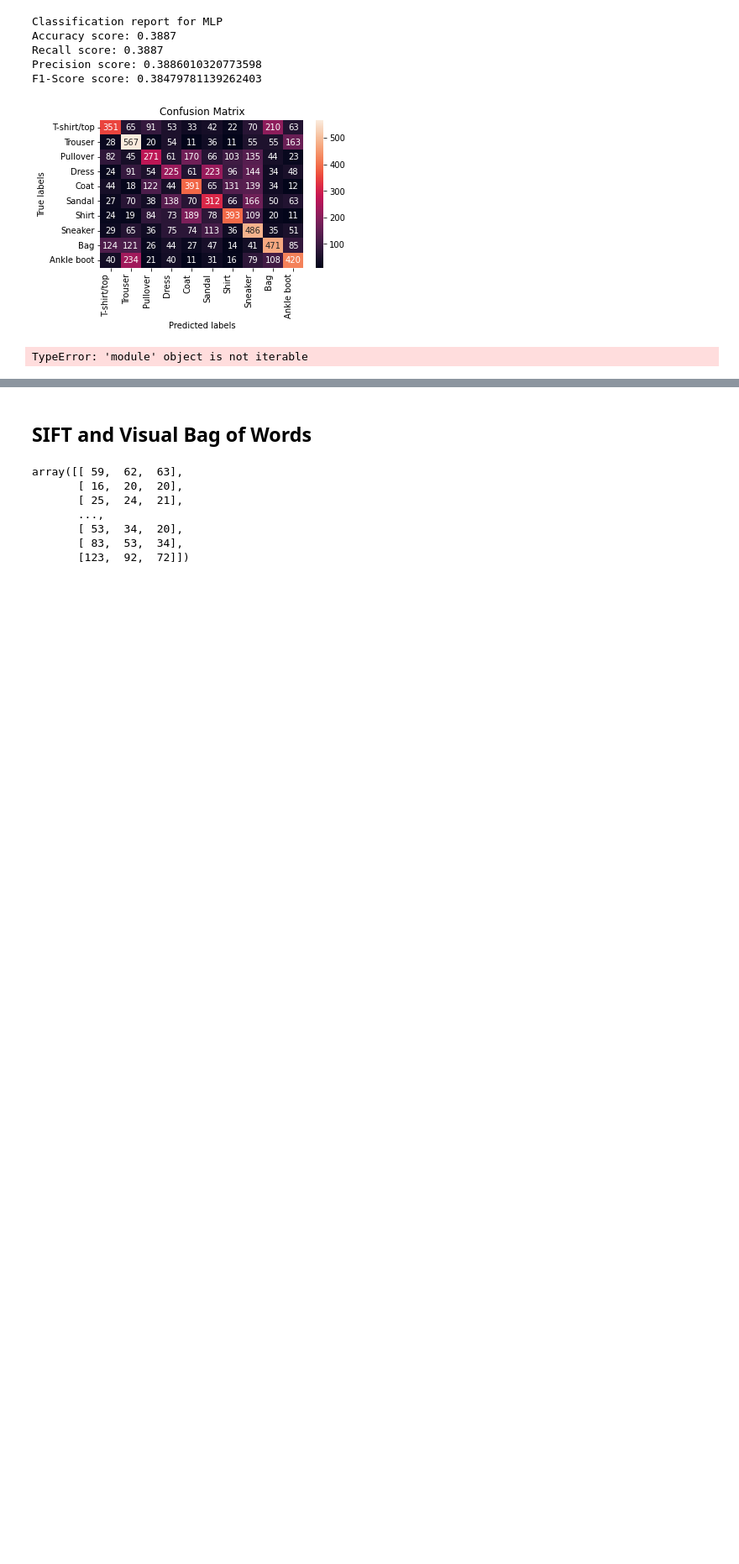
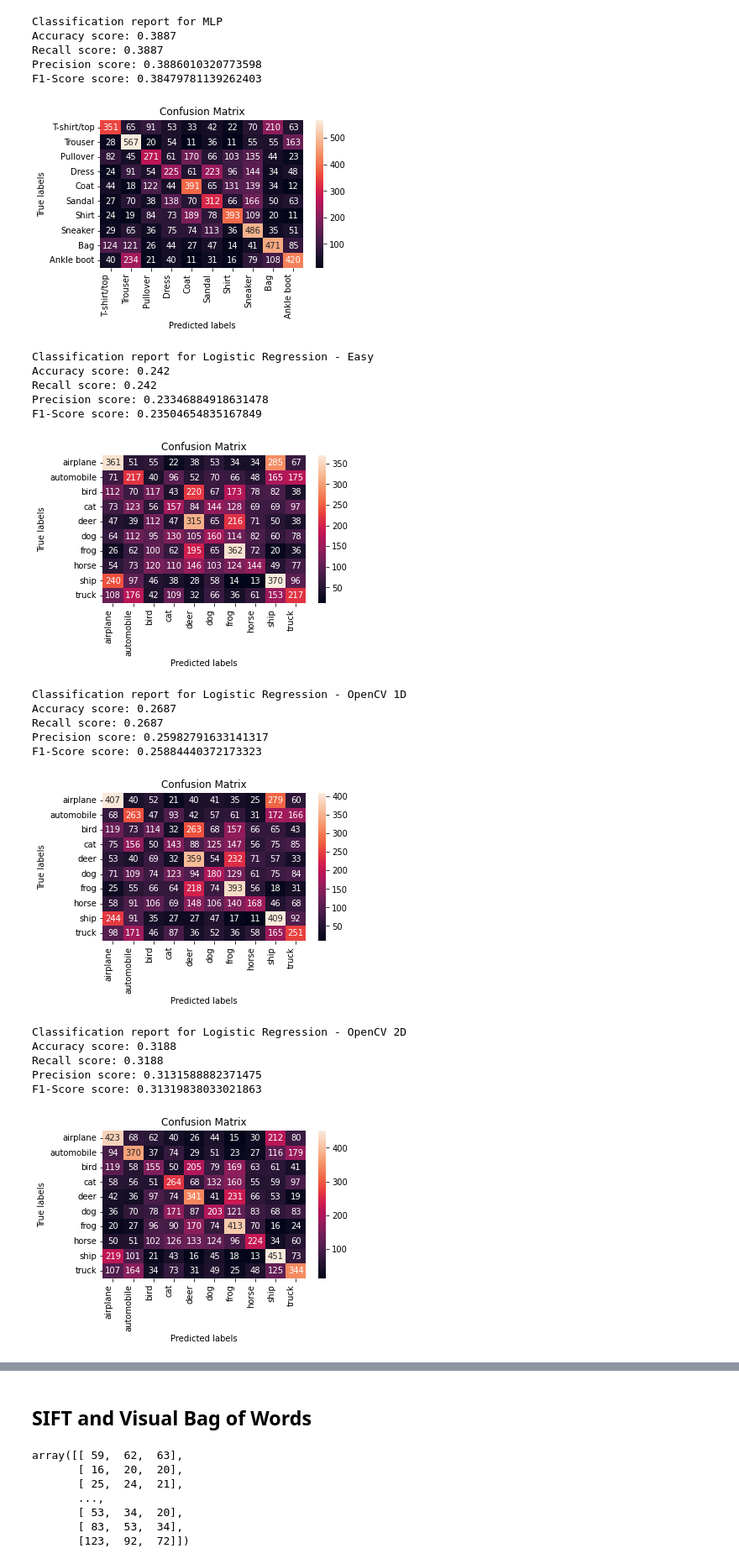
Before and after one commit to PaulErpen/Machine-Learning---Deep-Learning-Exercise, a Jupyter notebook: Traditional_Machine_Learning_CIFAR-10.ipynb, the cells around one changed output, grey strips where cells are left out. Shown at 84% size. Saved outputs shown, nothing was run; the diff lists cells and outputs as text; code cells hidden in the pictures; blank space fills up the shorter version.

```diff
--- a/Traditional_Machine_Learning_CIFAR-10.ipynb
+++ b/Traditional_Machine_Learning_CIFAR-10.ipynb
@@ -124,10 +126,10 @@ test_easy = histogram_feature_extraction_easy(cifar_test_data)
 test_dataOpenCV_1D, test_dataOpenCV_2D, test_dataOpenCV_3D = histogram_feature_extraction_open_cv(cifar_test_data)
 # %%
 data_sets = [
-    (train_easy, test_easy, "./results/cifar_10_easy_{}"),
-    (train_dataOpenCV_1D, test_dataOpenCV_1D, "./results/cifar_10_opencv_1D_{}"),
-    (train_dataOpenCV_2D, test_dataOpenCV_2D, "./results/cifar_10_opencv_2D_{}"),
-    (train_dataOpenCV_3D, test_dataOpenCV_3D, "./results/cifar_10_opencv_3D_{}")
+    (train_easy, test_easy, "./results/cifar_10_easy_{}", "Easy"),
+    (train_dataOpenCV_1D, test_dataOpenCV_1D, "./results/cifar_10_opencv_1D_{}", "OpenCV 1D"),
+    (train_dataOpenCV_2D, test_dataOpenCV_2D, "./results/cifar_10_opencv_2D_{}", "OpenCV 2D"),
+    (train_dataOpenCV_3D, test_dataOpenCV_3D, "./results/cifar_10_opencv_3D_{}", "OpenCV 3D")
 ]
 
 models_array = [
@@ -139,11 +141,11 @@ models_array = [
 # %%
 i = 10
 for (model_method, simple_name, full_name) in models_array:
-    for (train, test, path) in data_sets:
+    for (train, test, path, name) in data_sets:
         if i > 0:
             i = i - 1
             continue
-        model_method(train, cifar_train_labels, test, cifar_test_labels, path.format(simple_name) + "_{}")
+        model_method(train, cifar_train_labels, test, cifar_test_labels, labels, path.format(simple_name) + "_{}")
 # %% [output]
 Classification report for SVM
 Accuracy score: 0.2819
@@ -184,15 +186,37 @@ F1-Score score: 0.38479781139262403
 # %%
 results = []
 for (model_method, simple_name, full_name) in models_array:
-    for (train, test, path) in data_sets:
+    for (train, test, path, data_set_name) in data_sets:
         df_preds = pd.read_csv(path.format(simple_name) + "_test_set_predictions.csv")
         results.append([
-            full_name,
+            "{} - {}".format(full_name, data_set_name),
             metrics.accuracy_score(df_preds["y_true"], df_preds["y_pred"]),
             metrics.recall_score(df_preds["y_true"], df_preds["y_pred"], average="weighted"),
             metrics.precision_score(df_preds["y_true"], df_preds["y_pred"], average="weighted"),
             metrics.f1_score(df_preds["y_true"], df_preds["y_pred"], average="weighted")
         ])
 df_results = pd.DataFrame(data=results, columns=["Name", "Accuracy", "Recall", "Precision", "F1"])
-# %% [output]
-TypeError: 'module' object is not iterable
+# %%
+for (model_method, simple_name, full_name) in models_array:
+    for (train, test, path, data_set_name) in data_sets:
+        df_preds = pd.read_csv(path.format(simple_name) + "_test_set_predictions.csv")
+        models.do_classification_report(df_preds["y_true"], df_preds["y_pred"], "{} - {}".format(full_name, data_set_name), labels, path.format(simple_name) + "_{}")
+# %% [output]
+Classification report for Logistic Regression - Easy
+Accuracy score: 0.242
+Recall score: 0.242
+Precision score: 0.23346884918631478
+F1-Score score: 0.23504654835167849
+[figure, added]
+Classification report for Logistic Regression - OpenCV 1D
+Accuracy score: 0.2687
+Recall score: 0.2687
+Precision score: 0.25982791633141317
+F1-Score score: 0.25884440372173323
+[figure, added]
+Classification report for Logistic Regression - OpenCV 2D
+Accuracy score: 0.3188
+Recall score: 0.3188
+Precision score: 0.3131588882371475
+F1-Score score: 0.31319838033021863
+[figure, added]
```
Also changed, not shown: parts of 7 cells of this notebook, 26 other files.
